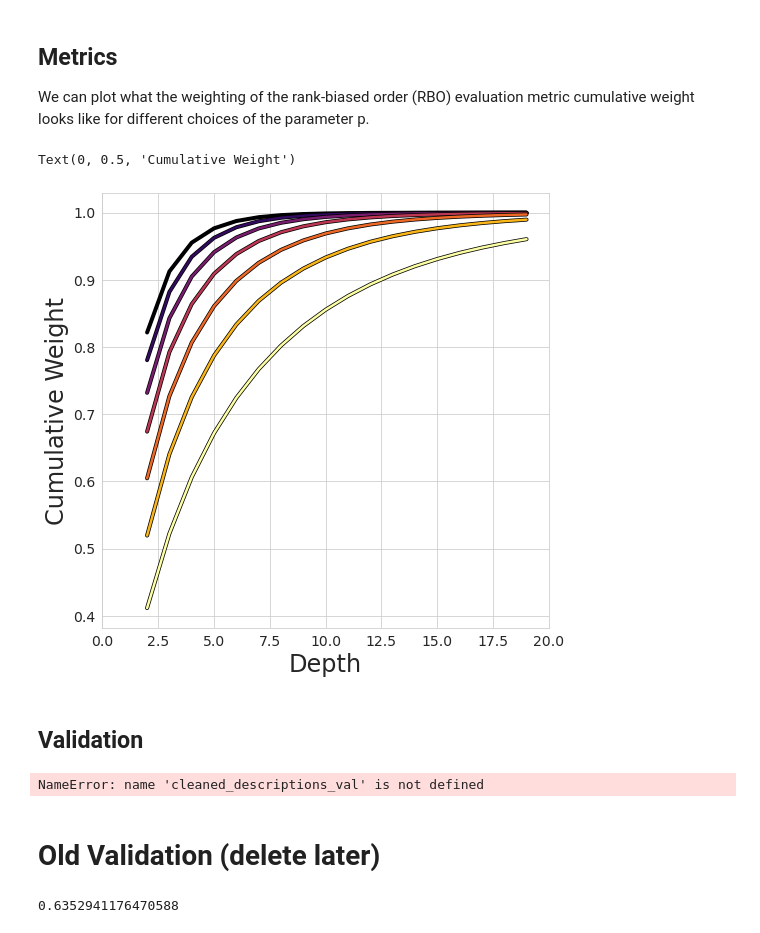
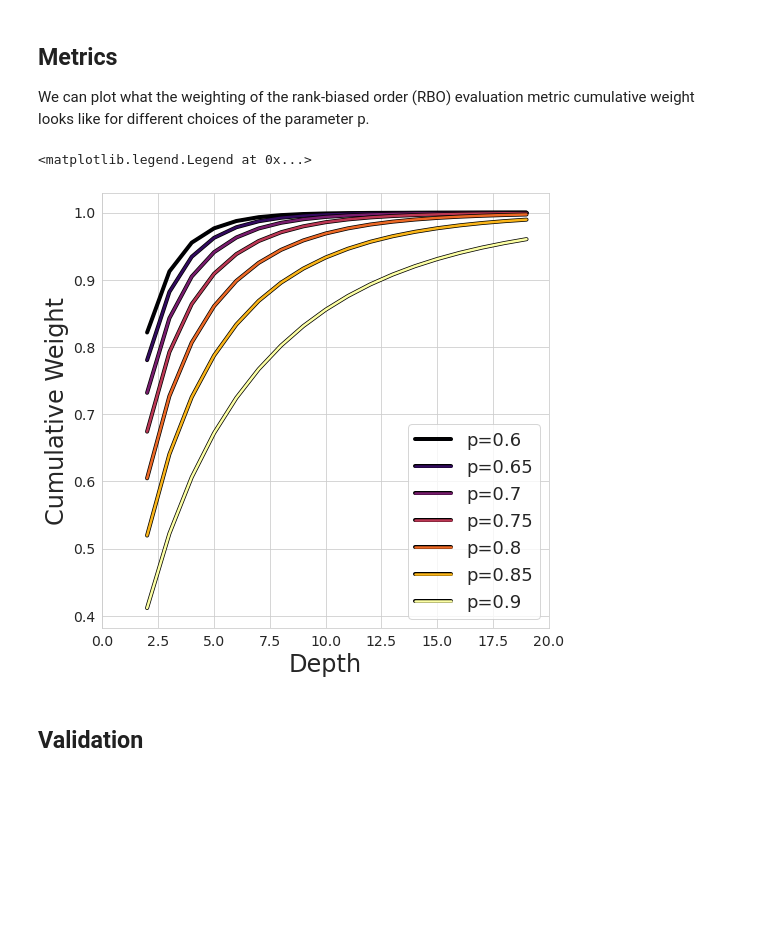
Before and after one commit to adam-broussard/bestreads, a Jupyter notebook: notebooks/2_Analysis_and_Validation.ipynb, the cells around one changed output. Drawn from its saved outputs; the diff is of its cells as text; code cells hidden in the pictures; blank space fills up the shorter version.

```diff
--- a/notebooks/2_Analysis_and_Validation.ipynb
+++ b/notebooks/2_Analysis_and_Validation.ipynb
@@ -61,35 +61,32 @@ def rbo_weight(p, d):
 # %%
 fig = plt.figure(figsize = (8, 8))
 sp = fig.add_subplot(111)
 
 d_grid = np.arange(18)+2
 p_grid = np.arange(0.6, 0.95, 0.05)
 colors = [mpl.cm.inferno(int(place)) for place in np.linspace(0, mpl.cm.inferno.N, len(p_grid))]
 
 for p, color in zip(p_grid, colors):
     weight_list = []
     for d in d_grid:
         weight_list.append(rbo_weight(p,d))
 
     sp.plot(d_grid, weight_list, color=color,
             path_effects=[pe.Stroke(linewidth = 4, foreground = 'k'), pe.Normal()],
-            linewidth=2.5)
+            linewidth=2.5, label = f'p={p:.2}')
 
 sp.set_xlim(0, 20)
 sp.set_xlabel('Depth')
 sp.set_ylabel('Cumulative Weight')
+sp.legend(loc='lower right')
 # %% [output]
-Text(0, 0.5, 'Cumulative Weight')
+<matplotlib.legend.Legend at 0x...>
-[figure, old version]
+[figure, new version]
 # %% [markdown]
 ## Validation
 # %%
-rbo_list = []
+# temp_descriptions = cleaned_descriptions_val.sample(n=100)
+temp_genres = []
 
-temp_descriptions = cleaned_descriptions_val.sample(n=100)
-
-for description in tqdm(temp_descriptions):
-    result = text.query(description, tf_idf_table)
-    rbo_list.append(rbo(result, genre_and_votes_val.filter(like='genre')))
+for rownum, row in processed_data_val.filter(like='genre').iterrows():
+    temp_genres.append(row[row.notnull()].to_list())
-# %% [output]
-NameError: name 'cleaned_descriptions_val' is not defined
@@ -98,2 +92,0 @@ NameError: name 'cleaned_descriptions_val' is not defined
-# %% [markdown]
-# Old Validation (delete later)
@@ -126,4 +92,0 @@ for true_genre, predicted_genres in zip(genre_and_votes_val['genre_1'].loc[predi
-# %%
-sum(correct)/len(correct)
-# %% [output]
-0.6352941176470588
```
Also changed, not shown: parts of 8 cells of this notebook, 1 other file.
